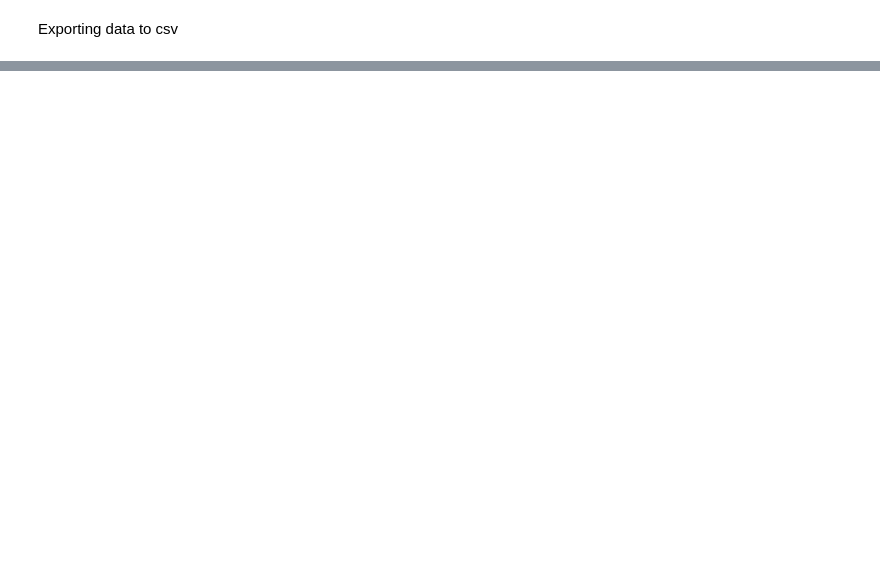
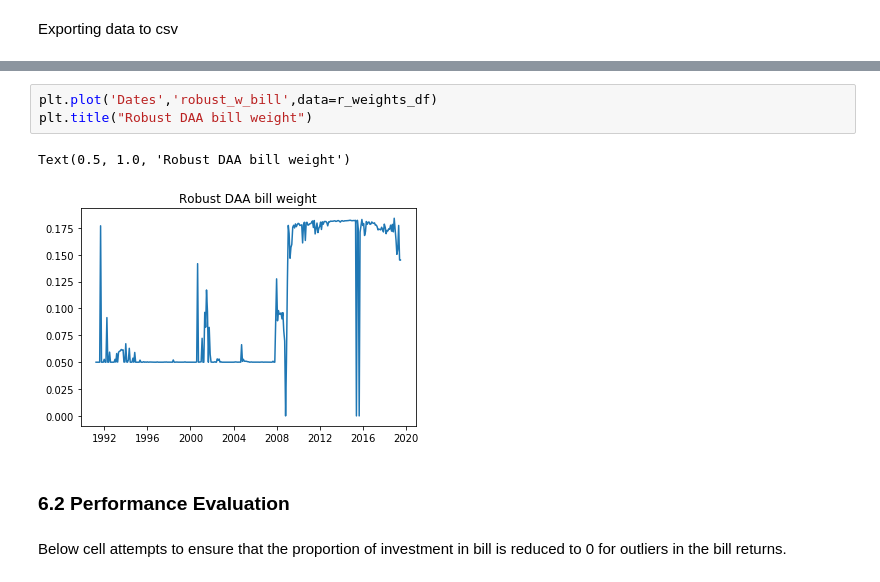
Before and after one commit to dk2791/Projects, a Jupyter notebook: Financial Engineering/Portfolio Management/Implementation_Exercise.ipynb, the cells around one changed output, grey strips where cells are left out. Cells and saved outputs as stored; diff of their text form; blank space fills up the shorter version.

```diff
--- a/Financial Engineering/Portfolio Management/Implementation_Exercise.ipynb
+++ b/Financial Engineering/Portfolio Management/Implementation_Exercise.ipynb
@@ -1782,0 +1926,10 @@ weights_df.to_csv('weight.csv')
+# %%
+plt.plot('Dates','robust_w_bill',data=r_weights_df)
+plt.title("Robust DAA bill weight")
+# %% [output]
+Text(0.5, 1.0, 'Robust DAA bill weight')
+[figure, added]
+# %% [markdown]
+### 6.2 Performance Evaluation
+# %% [markdown]
+Below cell attempts to ensure that the proportion of investment in bill is reduced to 0 for outliers in the bill returns.
```
Also changed, not shown: parts of 76 cells of this notebook, 50 other files.
